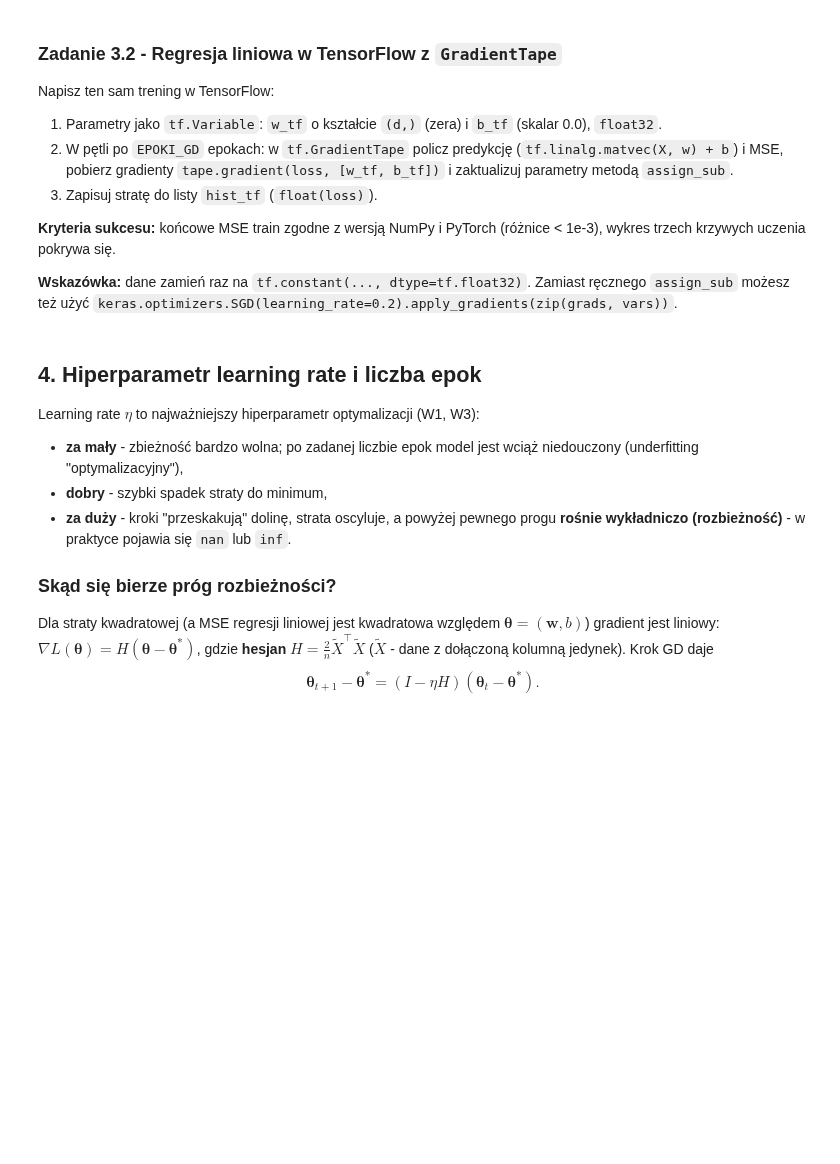
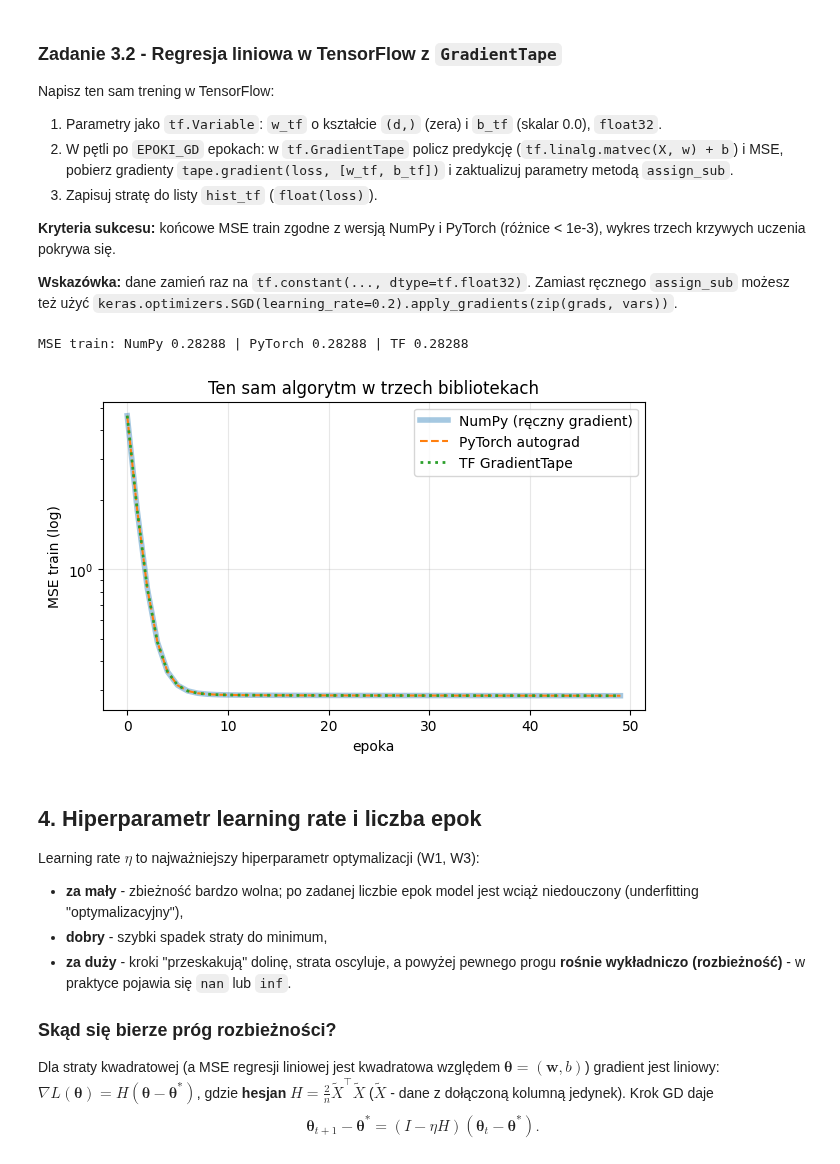
Before and after one commit to RJC2001/Uczenie-g-bokie-i-jego-zastosowania, a Jupyter notebook: 88274_LAB/Lab01_Srodowisko_tensory_gradient.ipynb, the cells around one changed output. Drawn from its saved outputs; the diff is of its cells as text; code cells hidden in the pictures; blank space fills up the shorter version.

```diff
--- a/88274_LAB/Lab01_Srodowisko_tensory_gradient.ipynb
+++ b/88274_LAB/Lab01_Srodowisko_tensory_gradient.ipynb
@@ -673,8 +832,18 @@ def gd_linreg(X, y, lr=0.2, epoki=EPOKI_GD):
     b = 0.0
     historia = []
     for ep in range(epoki):
-        # TODO: uzupełnij - predykcja, MSE do historii, gradienty, aktualizacja w i b
-        pass
+        # predykcja
+        y_hat = X @ w + b
+        # błąd
+        err = y_hat - y
+        # MSE do historii
+        historia.append(np.mean(err ** 2))
+        # gradienty
+        dw = 2 * X.T @ err / n
+        db = 2 * np.mean(err)
+        # aktualizacja w i b
+        w -= lr * dw
+        b -= lr * db
     return w, b, historia
 # %%
 t0 = time.perf_counter()
@@ -760,18 +941,33 @@ Napisz ten sam trening w TensorFlow:
 # %%
 Xtr_tf = tf.constant(X_tr_s, dtype=tf.float32)
 ytr_tf = tf.constant(y_tr, dtype=tf.float32)
 
-# TODO: uzupełnij - zmienne w_tf, b_tf, pętla z GradientTape, lista hist_tf
+# zmienne w_tf, b_tf
+w_tf = tf.Variable(tf.zeros(d, dtype=tf.float32))
+b_tf = tf.Variable(tf.zeros((), dtype=tf.float32))
+# lista hist_tf
 hist_tf = []
+# pętla z GradientTape
+for ep in range(EPOKI_GD):
+    with tf.GradientTape() as tape:
+        y_hat = tf.linalg.matvec(Xtr_tf, w_tf) + b_tf
+        loss = tf.reduce_mean((y_hat - ytr_tf) ** 2)
+    grads = tape.gradient(loss, [w_tf, b_tf])
+    w_tf.assign_sub(0.2 * grads[0])
+    b_tf.assign_sub(0.2 * grads[1])
+    hist_tf.append(float(loss))
 
 if len(hist_tf) > 0:
     print(f"MSE train: NumPy {hist_gd[-1]:.5f} | PyTorch {hist_pt[-1]:.5f} | TF {hist_tf[-1]:.5f}")
     plt.figure(figsize=(7, 4))
     plt.plot(hist_gd, lw=4, alpha=0.4, label="NumPy (ręczny gradient)")
     plt.plot(hist_pt, "--", label="PyTorch autograd")
     plt.plot(hist_tf, ":", lw=2, label="TF GradientTape")
     plt.yscale("log"); plt.title("Ten sam algorytm w trzech bibliotekach")
     plt.xlabel("epoka"); plt.ylabel("MSE train (log)"); plt.legend(); plt.grid(alpha=0.3); plt.show()
+# %% [output]
+MSE train: NumPy 0.28288 | PyTorch 0.28288 | TF 0.28288
+[figure, added]
 # %% [markdown]
 ## 4. Hiperparametr learning rate i liczba epok
 
```
Also changed, not shown: parts of 37 cells of this notebook, 18 other files.
